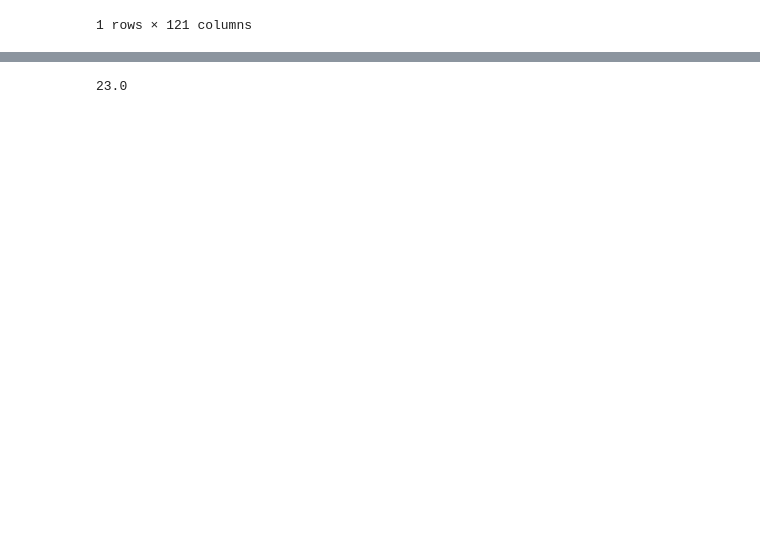
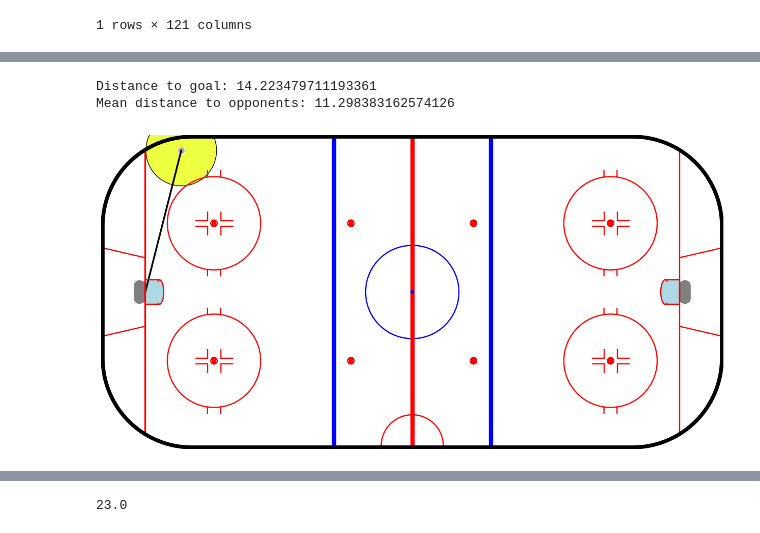
Before and after one commit to TRueedi/Challenge-2-Find-the-Playmaker---Ice-Hockey-Data-Analytics-Next-Level, a Jupyter notebook: vis/firstSituationVisualitation.ipynb, the cells around one changed output, grey strips where cells are left out. Drawn from its saved outputs; the diff is of its cells as text; code cells hidden in the pictures; blank space fills up the shorter version.

```diff
--- a/vis/firstSituationVisualitation.ipynb
+++ b/vis/firstSituationVisualitation.ipynb
@@ -104,31 +101,3 @@ shots
 |  | Unnamed: 0 | Period | MatchClock | Timestamp | EventType | TeamStrengthType | TeamStrength | ... |
 | 21 | 2670 | 2 | 1000 | 1704026154180 | Shot | FullStrength | 5v5 | ... |
 1 rows × 121 columns
-# %%
-# Erstelle den Plot
-fig = plt.figure(figsize=(18, 8))
-ax = fig.add_subplot(111)  # Nur eine subplot Achse
-
-# Zeichne das Rink
-rink.draw(ax=ax)
-
-# Zeichne mehrere Formen
-# Kreis
-circle = plt.Circle((0, 0), 5, color='blue', fill=False)
-ax.add_patch(circle)
-
-
-# Linie
-line = plt.Line2D((-20, 20), (30, -30), color='red')
-ax.add_line(line)
-
-# Punkte
-
-goal_x = [(-26.0 * 3.2833), -80]
-goal_y = [(0 * 3.28), 0]
-
-points_x = [10, -10, 15]
-points_y = [10, -10, -5]
-ax.scatter(goal_x, goal_y, color='purple')
-
-plt.show()
@@ -138,0 +213,6 @@ plt.show()
+# %%
+plot_event(passE.iloc[1])
+# %% [output]
+Distance to goal: 14.223479711193361
+Mean distance to opponents: 11.298383162574126
+[figure, added]
```
Also changed, not shown: parts of 16 cells of this notebook, 8 other files.
